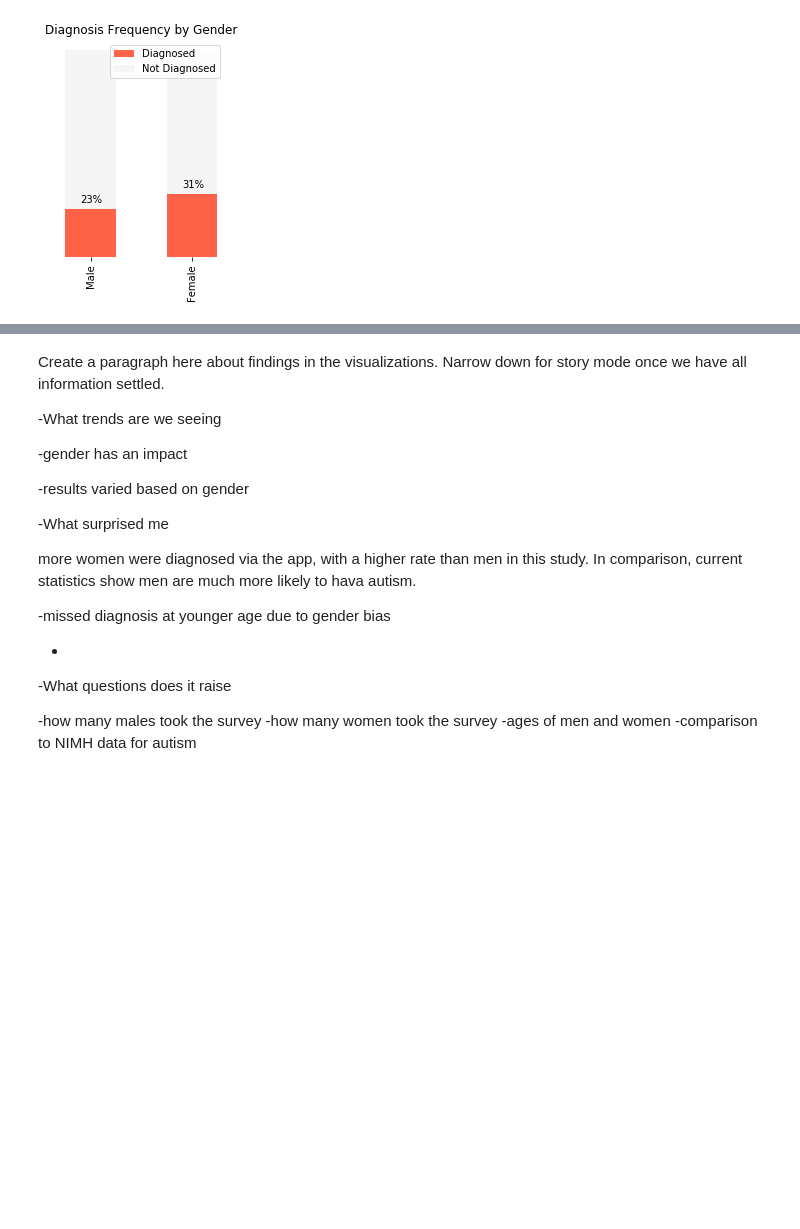
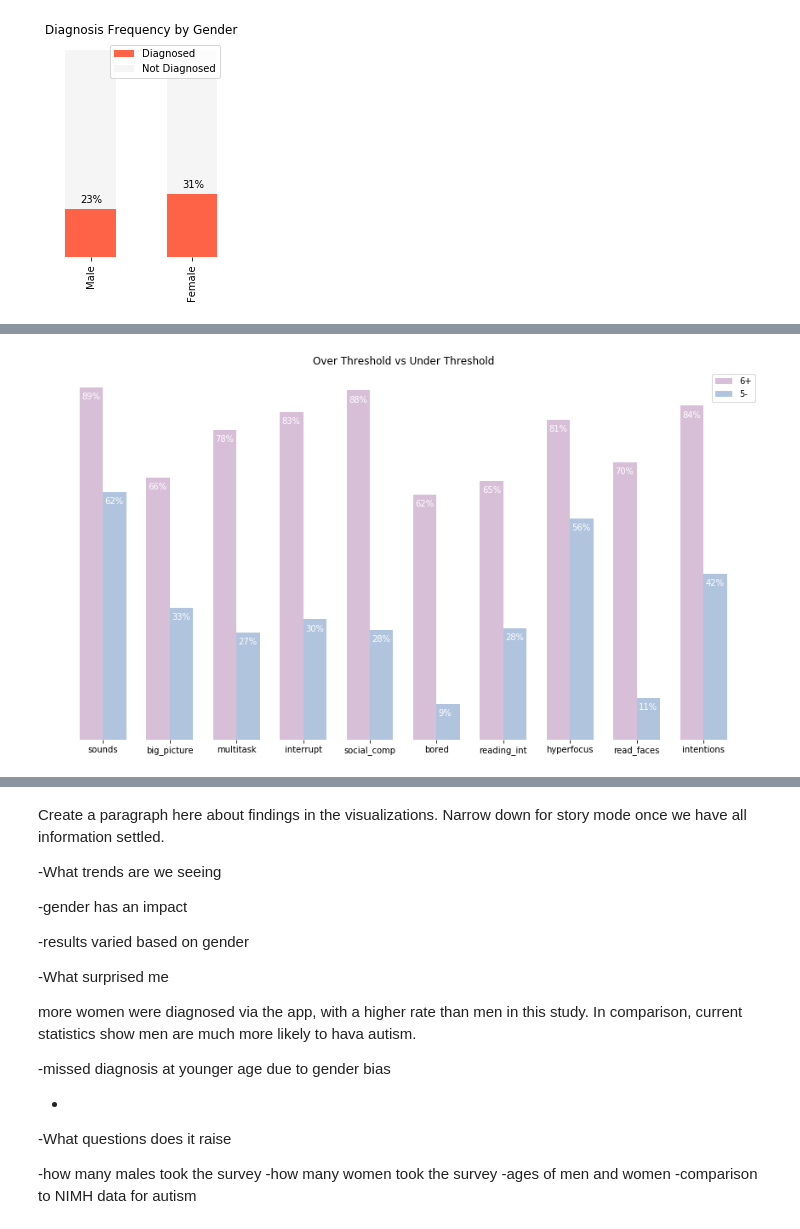
Before and after one commit to LambdaSchool/DS-Unit-1-Sprint-5-Data-Storytelling-Blog-Post, a Jupyter notebook: Autism_Diagnosis_Dataset.ipynb, the cells around one changed output, grey strips where cells are left out. Drawn from its saved outputs; the diff is of its cells as text; code cells hidden in the pictures; blank space fills up the shorter version.

```diff
--- a/Autism_Diagnosis_Dataset.ipynb
+++ b/Autism_Diagnosis_Dataset.ipynb
@@ -288,0 +375,8 @@ bar_char2(
+# %%
+bar_char_cf(
+    'Over Threshold vs Under Threshold',
+    '6+', df_by_feat['over-result'], 'thistle',
+    '5-', df_by_feat['under-result'], 'lightsteelblue',
+    questions)
+# %% [output]
+[figure, added]
```
Also changed, not shown: parts of 17 cells of this notebook.
